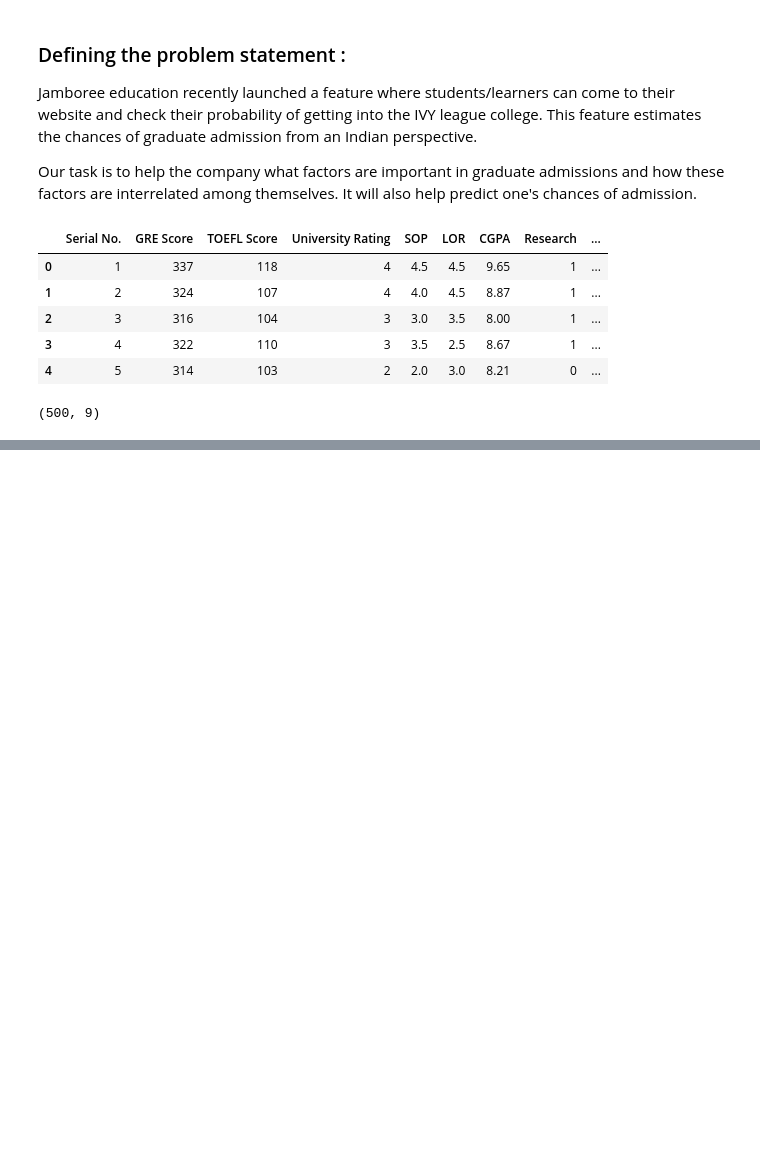
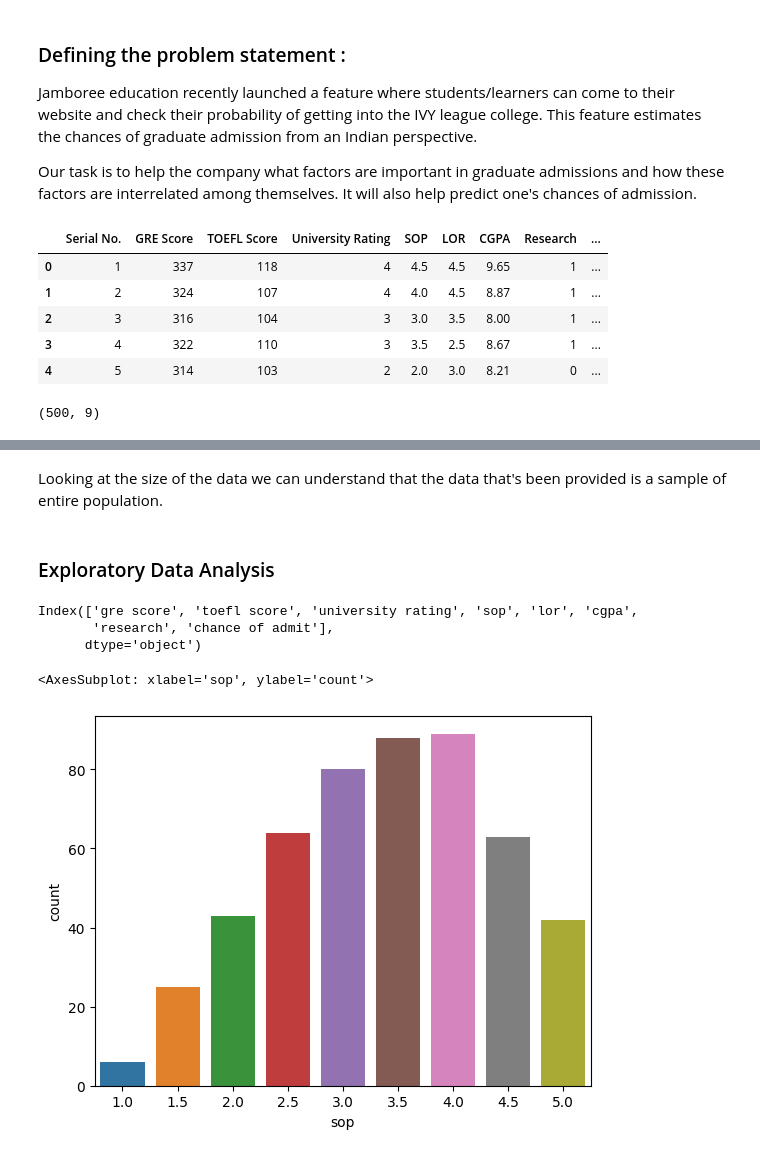
Before and after one commit to mahikshith/Jamboree-Education-classification, a Jupyter notebook: Jamboree.ipynb, the cells around one changed output, grey strips where cells are left out. Cells and saved outputs as stored; diff of their text form; code cells hidden in the pictures; blank space fills up the shorter version.

Commit message:
Analysis
Uni-variate and Bi-variate analysis has been completed.

```diff
--- a/Jamboree.ipynb
+++ b/Jamboree.ipynb
@@ -30,0 +51,2 @@ df.shape
+# %%
+df = df.drop(columns=["Serial No."],axis=1)
@@ -30,0 +71,5 @@ df.shape
+# %%
+df.columns = df.columns.str.lower()
+# %%
+df.columns = df.columns.str.strip()
+df.columns
@@ -30,0 +127,16 @@ df.shape
+# %% [markdown]
+Looking at the size of the data we can understand that the data that's been provided is a sample of entire population.
+# %% [markdown]
+### Exploratory Data Analysis
+# %%
+# Univariate - Analysis
+df.columns
+# %% [output]
+Index(['gre score', 'toefl score', 'university rating', 'sop', 'lor', 'cgpa',
+       'research', 'chance of admit'],
+      dtype='object')
+# %%
+sns.countplot(data=df,x="sop")
+# %% [output]
+<AxesSubplot: xlabel='sop', ylabel='count'>
+[figure, added]
```
Also changed, not shown: parts of 29 cells of this notebook.
